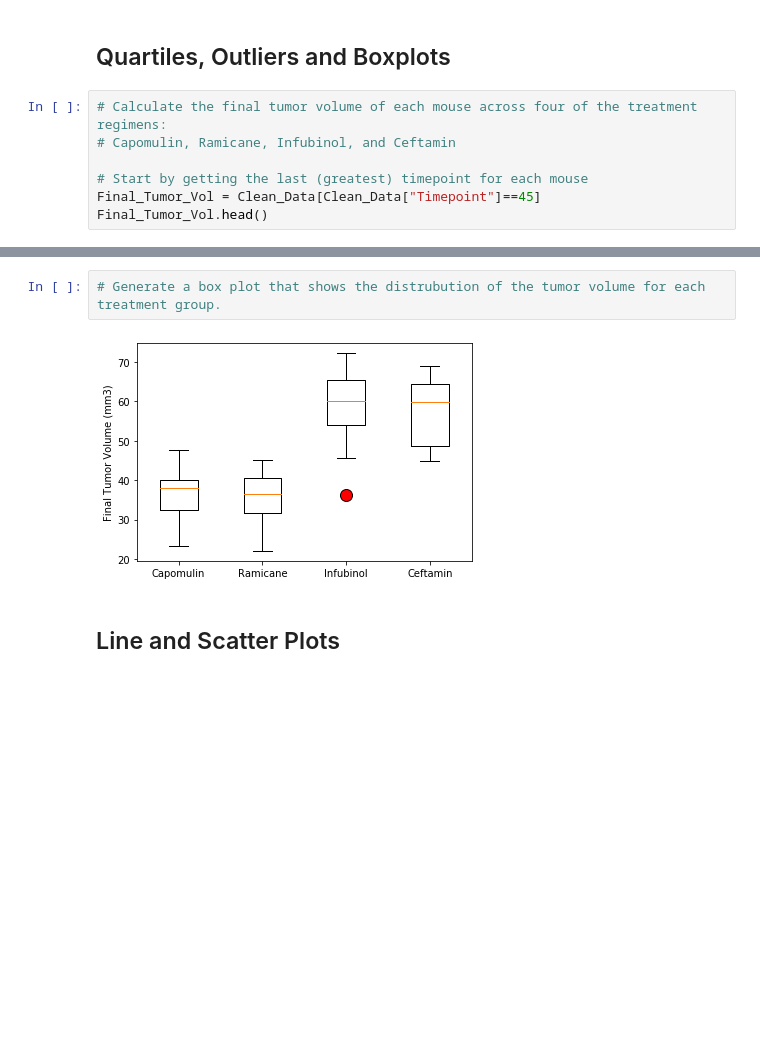
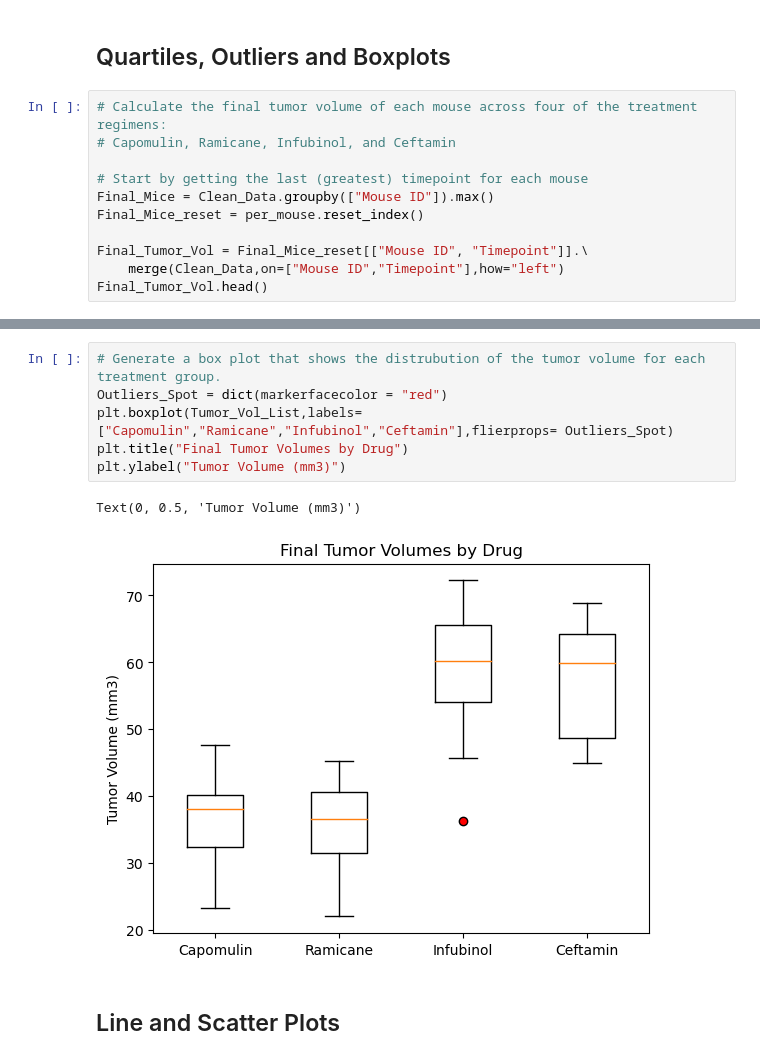
Before and after one commit to CameronLeslie1/Module_5_Challenge, a Jupyter notebook: module_5_starter_code/Pymaceuticals/pymaceuticals_starter.ipynb, the cells around one changed output, grey strips where cells are left out. Drawn from its saved outputs; the diff is of its cells as text; blank space fills up the shorter version.

```diff
--- a/module_5_starter_code/Pymaceuticals/pymaceuticals_starter.ipynb
+++ b/module_5_starter_code/Pymaceuticals/pymaceuticals_starter.ipynb
@@ -186,6 +199,10 @@ plt.show()
 # Capomulin, Ramicane, Infubinol, and Ceftamin
 
 # Start by getting the last (greatest) timepoint for each mouse
-Final_Tumor_Vol = Clean_Data[Clean_Data["Timepoint"]==45]
+Final_Mice = Clean_Data.groupby(["Mouse ID"]).max()
+Final_Mice_reset = per_mouse.reset_index()
+
+Final_Tumor_Vol = Final_Mice_reset[["Mouse ID", "Timepoint"]].\
+    merge(Clean_Data,on=["Mouse ID","Timepoint"],how="left")
 Final_Tumor_Vol.head()
 # %% [output]
@@ -235,6 +252,11 @@ Ceftamin's IQR is 6.093590140000003 and has a total of 0 outliers.
 # %%
 # Generate a box plot that shows the distrubution of the tumor volume for each treatment group.
+Outliers_Spot = dict(markerfacecolor = "red")
+plt.boxplot(Tumor_Vol_List,labels=["Capomulin","Ramicane","Infubinol","Ceftamin"],flierprops= Outliers_Spot)
+plt.title("Final Tumor Volumes by Drug")
+plt.ylabel("Tumor Volume (mm3)")
 # %% [output]
+Text(0, 0.5, 'Tumor Volume (mm3)')
-[figure, old version]
+[figure, new version]
 # %% [markdown]
 ## Line and Scatter Plots
```
Also changed, not shown: parts of 9 cells of this notebook.
